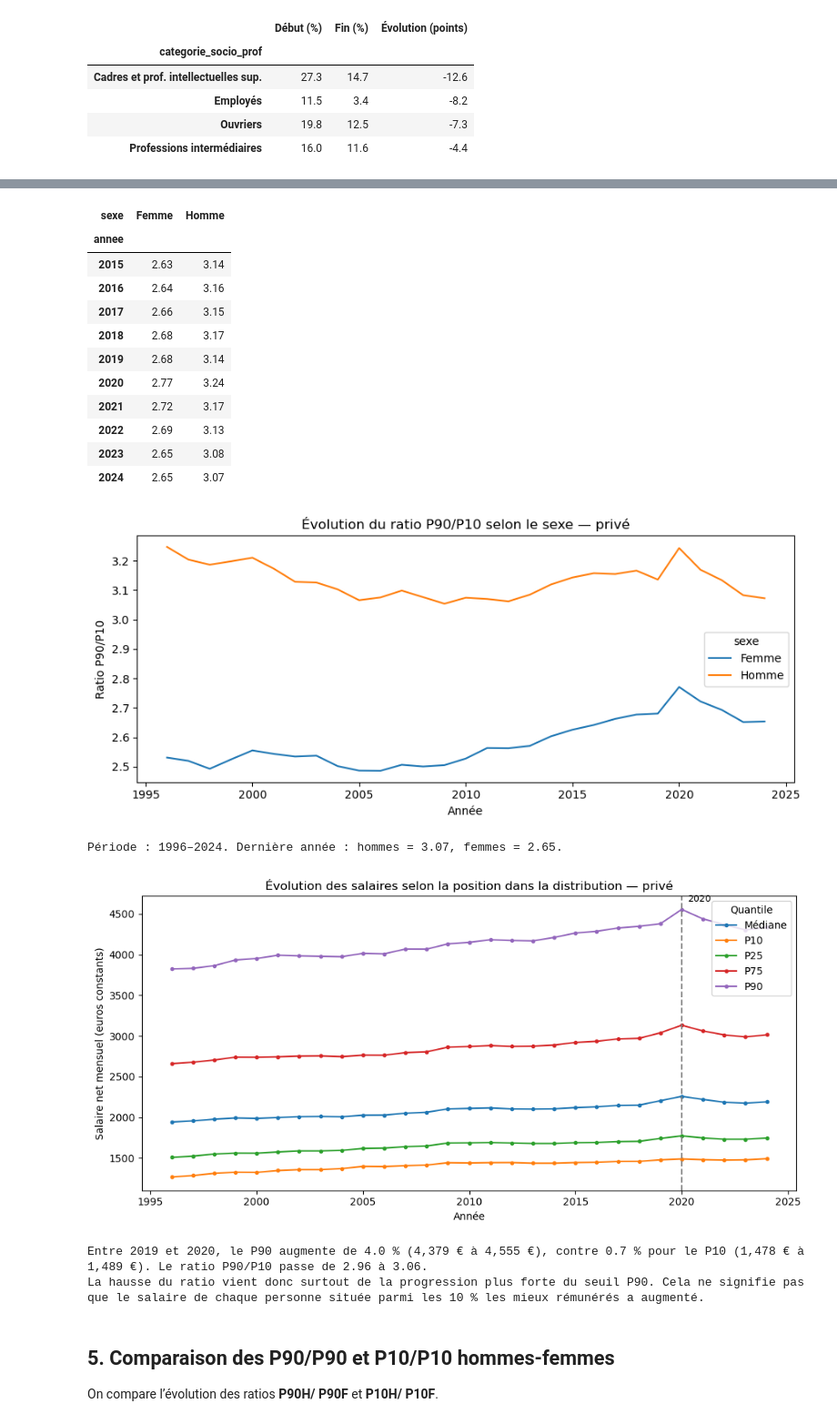
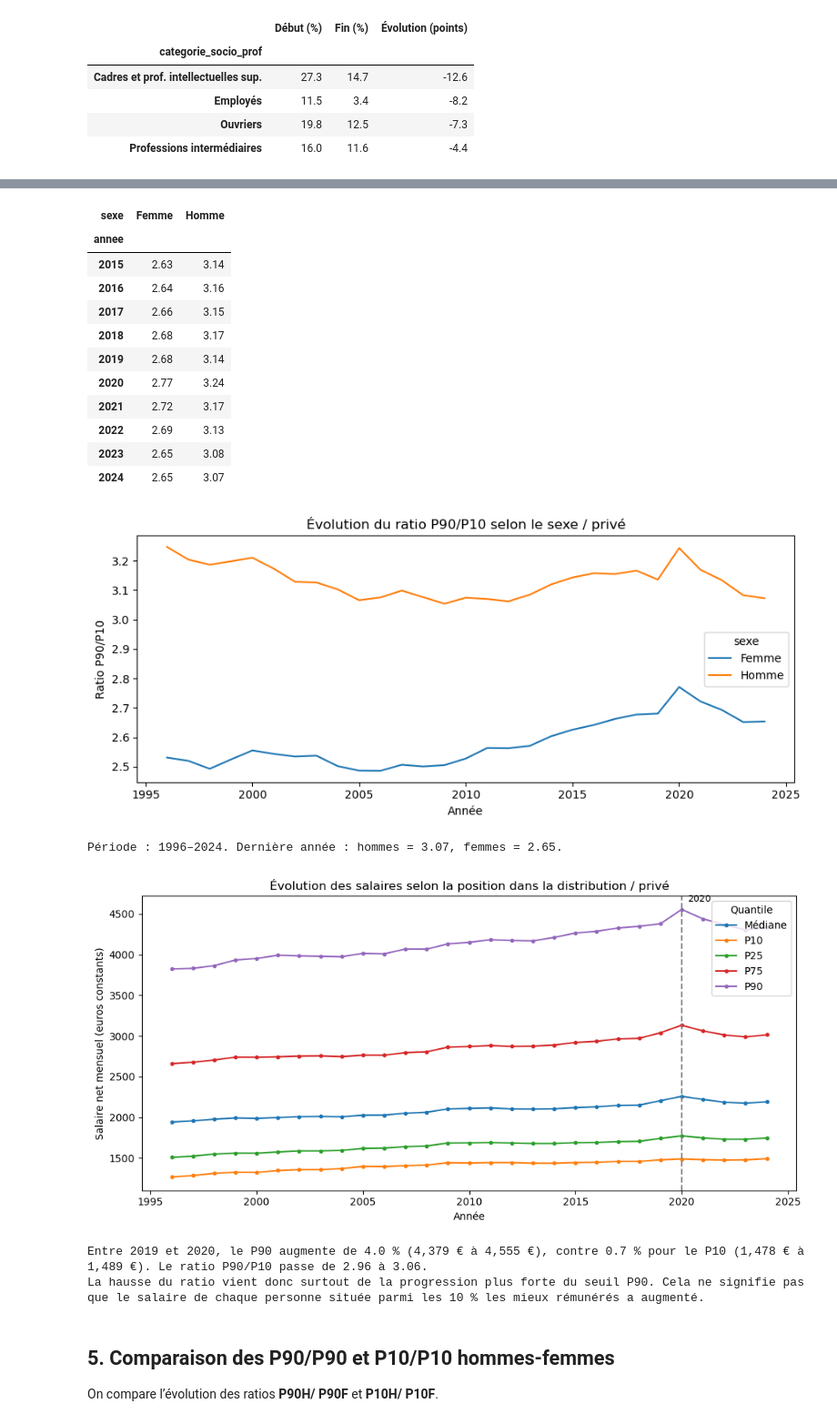
Before and after one commit to YanisY-stack/ProjetPython, a Jupyter notebook: Statistiques_descriptives.ipynb, the cells around one changed output, grey strips where cells are left out. Shown at 91% size. Saved outputs shown, nothing was run; the diff lists cells and outputs as text; code cells hidden in the pictures.

```diff
--- a/Statistiques_descriptives.ipynb
+++ b/Statistiques_descriptives.ipynb
@@ -326,7 +324,7 @@ pivot_ratios_sexe = ratios_sexe[ratios_sexe['sexe'].isin(['Homme', 'Femme'])].pi
 display(pivot_ratios_sexe.tail(10).style.format('{:.2f}'))
 
 pivot_ratios_sexe.plot(figsize=(9, 4))
-plt.title('Évolution du ratio P90/P10 selon le sexe — privé')
+plt.title('Évolution du ratio P90/P10 selon le sexe / privé')
 plt.xlabel('Année')
 plt.ylabel('Ratio P90/P10')
 plt.tight_layout()
@@ -358,7 +356,7 @@ if 2020 in pivot_quantiles.index:
     ax.annotate('2020', (2020, pivot_quantiles.loc[2020, 'P90']), xytext=(6, 8),
                 textcoords='offset points', fontsize=9)
 
-plt.title('Évolution des salaires selon la position dans la distribution — privé')
+plt.title('Évolution des salaires selon la position dans la distribution / privé')
 plt.xlabel('Année')
 plt.ylabel('Salaire net mensuel (euros constants)')
 plt.legend(title='Quantile')
@@ -376,34 +374,34 @@ if 2019 in pivot_quantiles.index and 2020 in pivot_quantiles.index:
 
     ratio_2019 = p90.loc[2019] / p10.loc[2019]
     ratio_2020 = p90.loc[2020] / p10.loc[2020]
 
     print(
         f"Entre 2019 et 2020, le P90 augmente de {hausse_p90:.1f} % "
         f"({p90.loc[2019]:,.0f} € à {p90.loc[2020]:,.0f} €), "
         f"contre {hausse_p10:.1f} % pour le P10 "
         f"({p10.loc[2019]:,.0f} € à {p10.loc[2020]:,.0f} €). "
         f"Le ratio P90/P10 passe de {ratio_2019:.2f} à {ratio_2020:.2f}."
     )
 
     print(
         "La hausse du ratio vient donc surtout de la progression plus forte "
         "du seuil P90. Cela ne signifie pas que le salaire de chaque personne "
         "située parmi les 10 % les mieux rémunérés a augmenté."
     )
 # %% [output]
 | sexe | Femme | Homme |
 | annee |  |  |
 | 2015 | 2.63 | 3.14 |
 | 2016 | 2.64 | 3.16 |
 | 2017 | 2.66 | 3.15 |
 | 2018 | 2.68 | 3.17 |
 | 2019 | 2.68 | 3.14 |
 | 2020 | 2.77 | 3.24 |
 | 2021 | 2.72 | 3.17 |
 | 2022 | 2.69 | 3.13 |
 | 2023 | 2.65 | 3.08 |
 | 2024 | 2.65 | 3.07 |
-[figure, old version]
+[figure, new version]
 Période : 1996–2024. Dernière année : hommes = 3.07, femmes = 2.65.
 [figure]
 Entre 2019 et 2020, le P90 augmente de 4.0 % (4,379 € à 4,555 €), contre 0.7 % pour le P10 (1,478 € à 1,489 €). Le ratio P90/P10 passe de 2.96 à 3.06.
```
Also changed, not shown: parts of 10 cells of this notebook.
